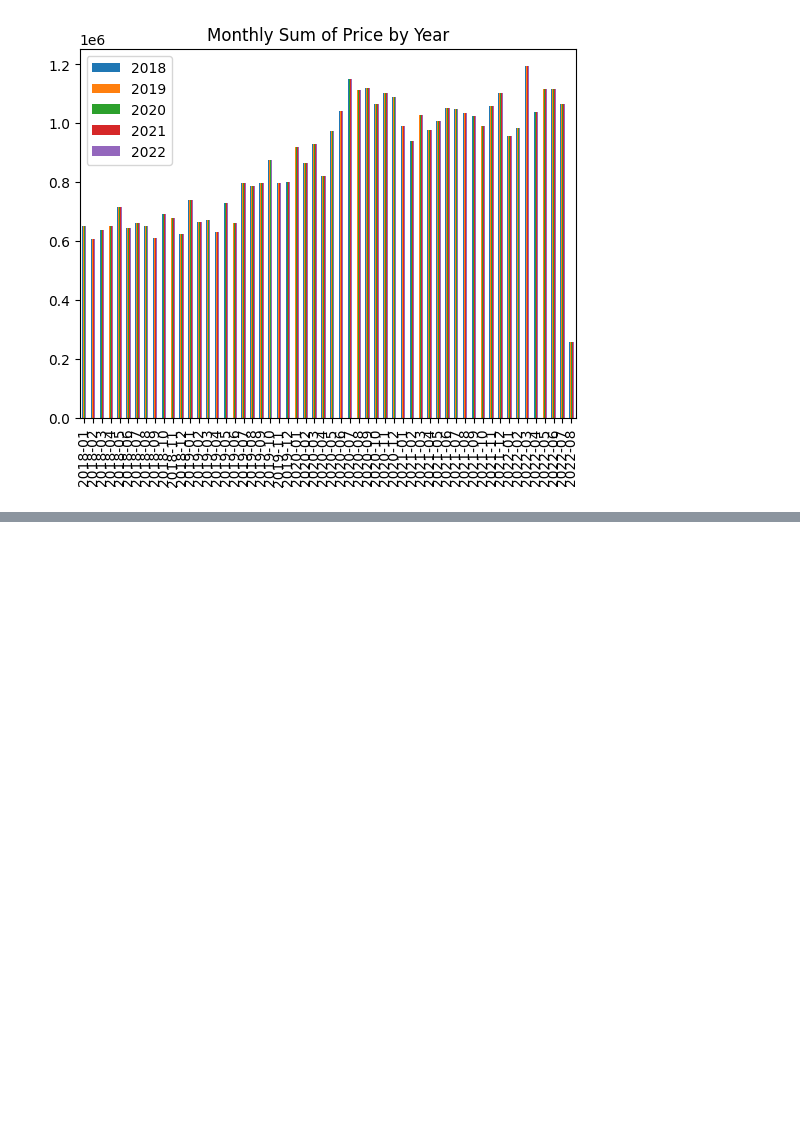
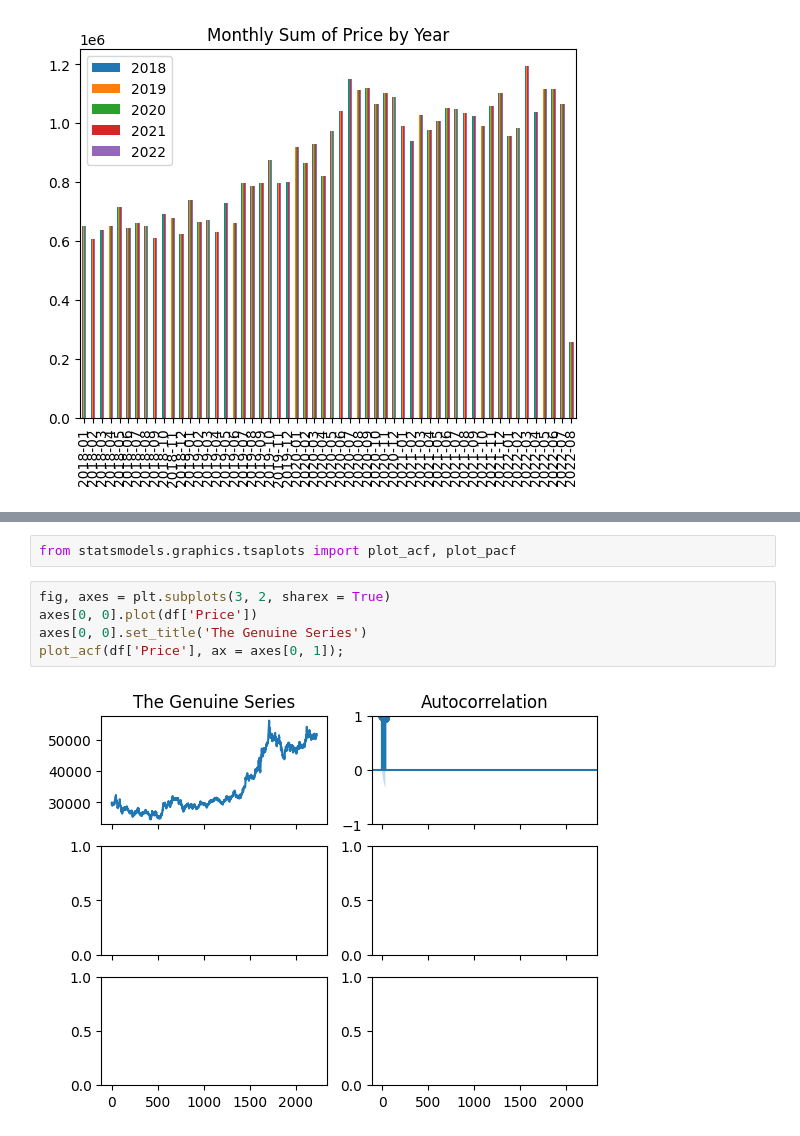
Before and after one commit to bhavana2904/PES-IO, a Jupyter notebook: Gold_Price_EDA.ipynb, the cells around one changed output, grey strips where cells are left out. Saved outputs shown, nothing was run; the diff lists cells and outputs as text; blank space fills up the shorter version.

```diff
--- a/Gold_Price_EDA.ipynb
+++ b/Gold_Price_EDA.ipynb
@@ -220,0 +262,9 @@ df_plot.plot(kind='bar', title='Monthly Sum of Price by Year')
+# %%
+from statsmodels.graphics.tsaplots import plot_acf, plot_pacf
+# %%
+fig, axes = plt.subplots(3, 2, sharex = True)
+axes[0, 0].plot(df['Price'])
+axes[0, 0].set_title('The Genuine Series')
+plot_acf(df['Price'], ax = axes[0, 1]);
+# %% [output]
+[figure, added]
```
Also changed, not shown: parts of 13 cells of this notebook.
